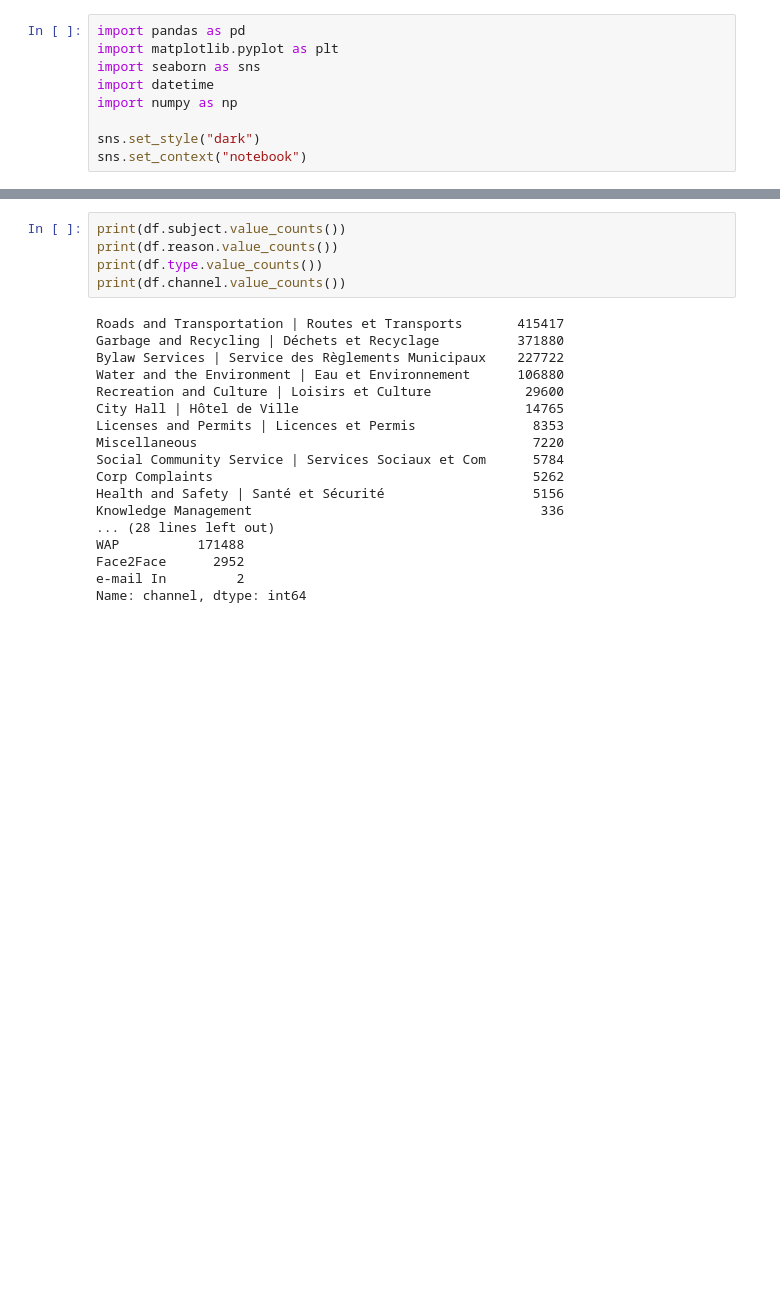
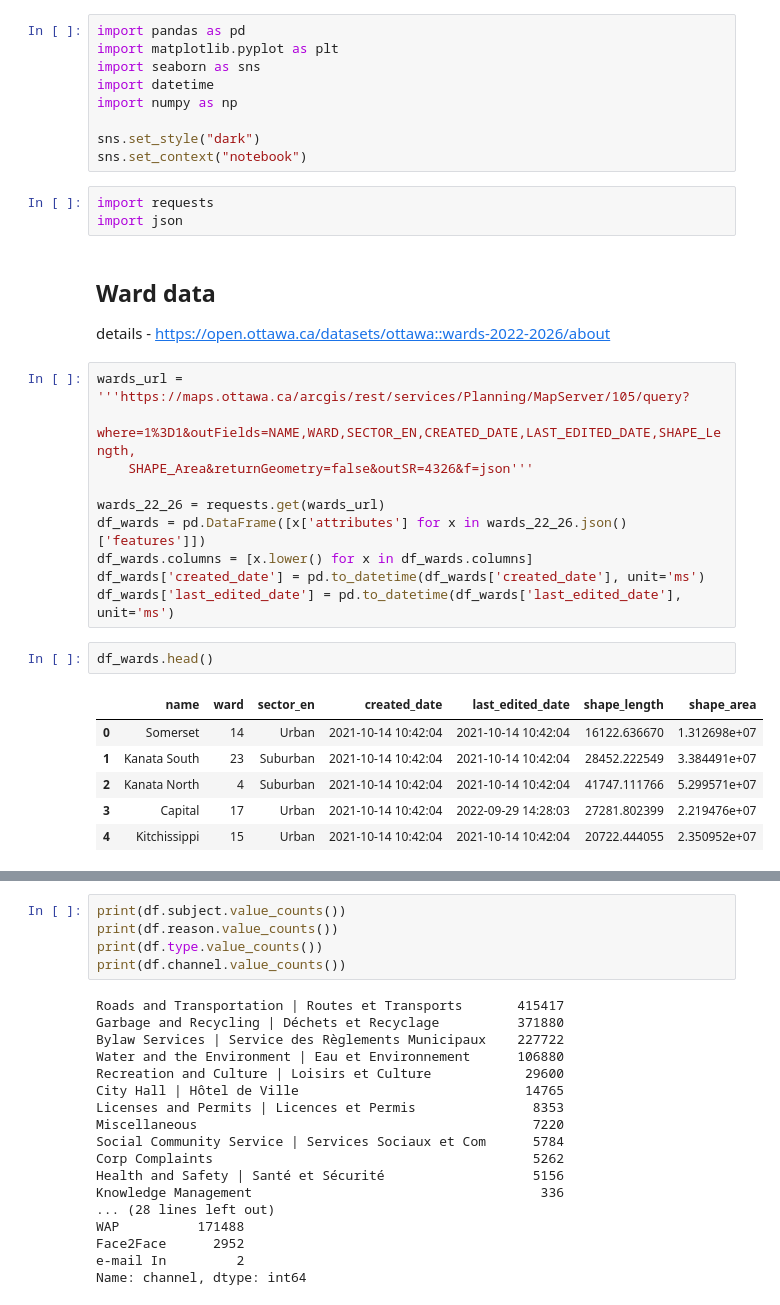
Before and after one commit to leblanchannah/ottawa-311, a Jupyter notebook: EDA_full_data.ipynb, the cells around one changed output, grey strips where cells are left out. Saved outputs shown, nothing was run; the diff lists cells and outputs as text; blank space fills up the shorter version.

```diff
--- a/EDA_full_data.ipynb
+++ b/EDA_full_data.ipynb
@@ -7,3 +7,28 @@ import numpy as np
 
 sns.set_style("dark")
 sns.set_context("notebook")
+# %%
+import requests
+import json
+# %% [markdown]
+## Ward data
+details - https://open.ottawa.ca/datasets/ottawa::wards-2022-2026/about
+# %%
+wards_url = '''https://maps.ottawa.ca/arcgis/rest/services/Planning/MapServer/105/query?
+    where=1%3D1&outFields=NAME,WARD,SECTOR_EN,CREATED_DATE,LAST_EDITED_DATE,SHAPE_Length,
+    SHAPE_Area&returnGeometry=false&outSR=4326&f=json'''
+
+wards_22_26 = requests.get(wards_url)
+df_wards = pd.DataFrame([x['attributes'] for x in wards_22_26.json()['features']])
+df_wards.columns = [x.lower() for x in df_wards.columns]
+df_wards['created_date'] = pd.to_datetime(df_wards['created_date'], unit='ms')
+df_wards['last_edited_date'] = pd.to_datetime(df_wards['last_edited_date'], unit='ms')
+# %%
+df_wards.head()
+# %% [output]
+|  | name | ward | sector_en | created_date | last_edited_date | shape_length | shape_area |
+| 0 | Somerset | 14 | Urban | 2021-10-14 10:42:04 | 2021-10-14 10:42:04 | 16122.636670 | 1.312698e+07 |
+| 1 | Kanata South | 23 | Suburban | 2021-10-14 10:42:04 | 2021-10-14 10:42:04 | 28452.222549 | 3.384491e+07 |
+| 2 | Kanata North | 4 | Suburban | 2021-10-14 10:42:04 | 2021-10-14 10:42:04 | 41747.111766 | 5.299571e+07 |
+| 3 | Capital | 17 | Urban | 2021-10-14 10:42:04 | 2022-09-29 14:28:03 | 27281.802399 | 2.219476e+07 |
+| 4 | Kitchissippi | 15 | Urban | 2021-10-14 10:42:04 | 2021-10-14 10:42:04 | 20722.444055 | 2.350952e+07 |
```
Also changed, not shown: parts of 11 cells of this notebook.
